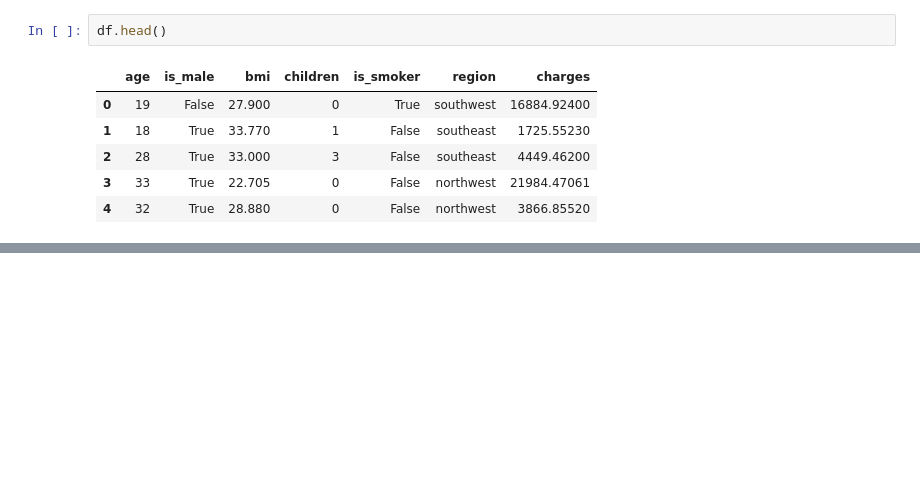
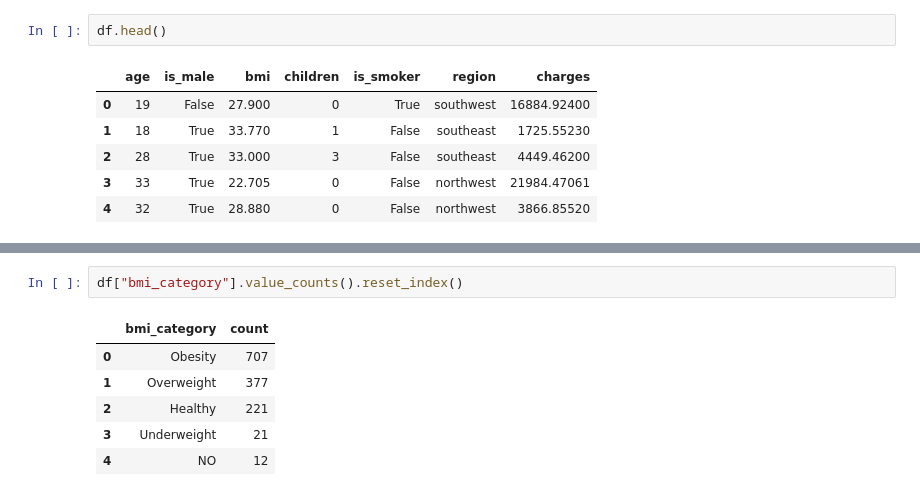
Before and after one commit to Ragim-Xtha/Core-Data-Science, a Jupyter notebook: basic-data-analysis/analysis7/insurance_analysis.ipynb, the cells around one changed output, grey strips where cells are left out. Saved outputs shown, nothing was run; the diff lists cells and outputs as text; blank space fills up the shorter version.

```diff
--- a/basic-data-analysis/analysis7/insurance_analysis.ipynb
+++ b/basic-data-analysis/analysis7/insurance_analysis.ipynb
@@ -185,0 +217,9 @@ df.head()
+# %%
+df["bmi_category"].value_counts().reset_index()
+# %% [output]
+|  | bmi_category | count |
+| 0 | Obesity | 707 |
+| 1 | Overweight | 377 |
+| 2 | Healthy | 221 |
+| 3 | Underweight | 21 |
+| 4 | NO | 12 |
```
Also changed, not shown: parts of 4 cells of this notebook.
